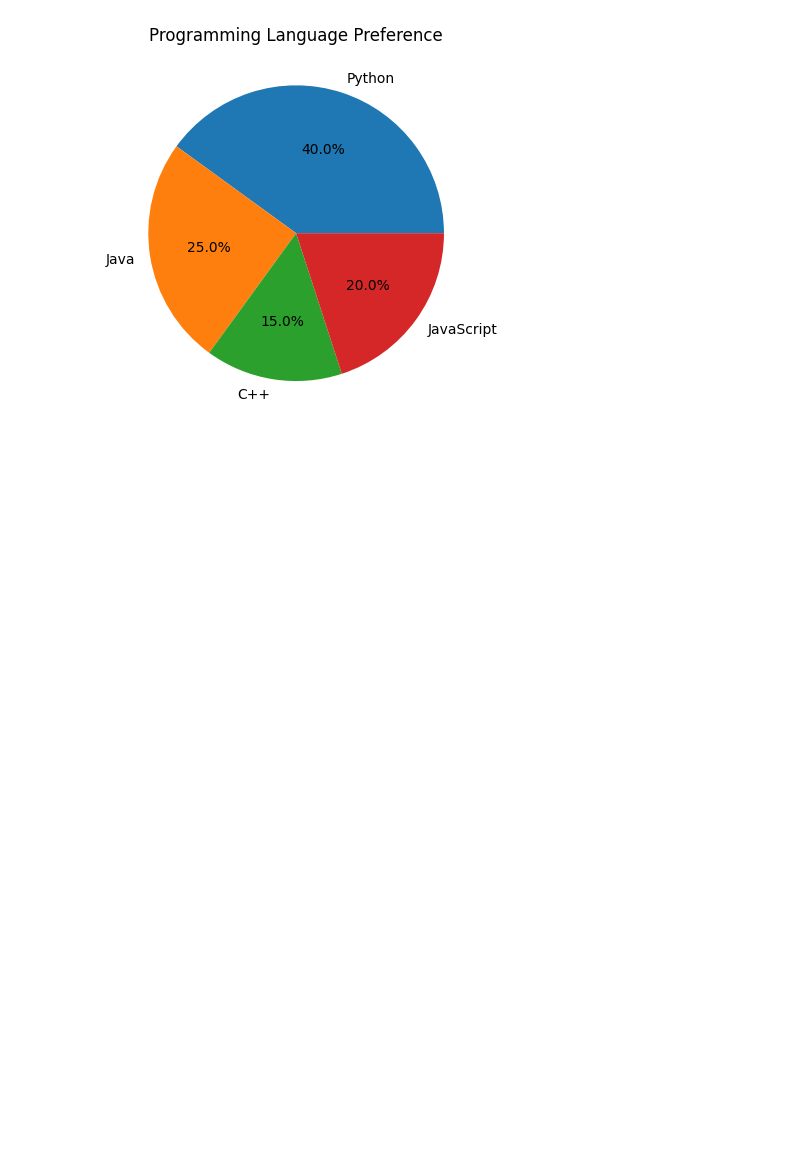
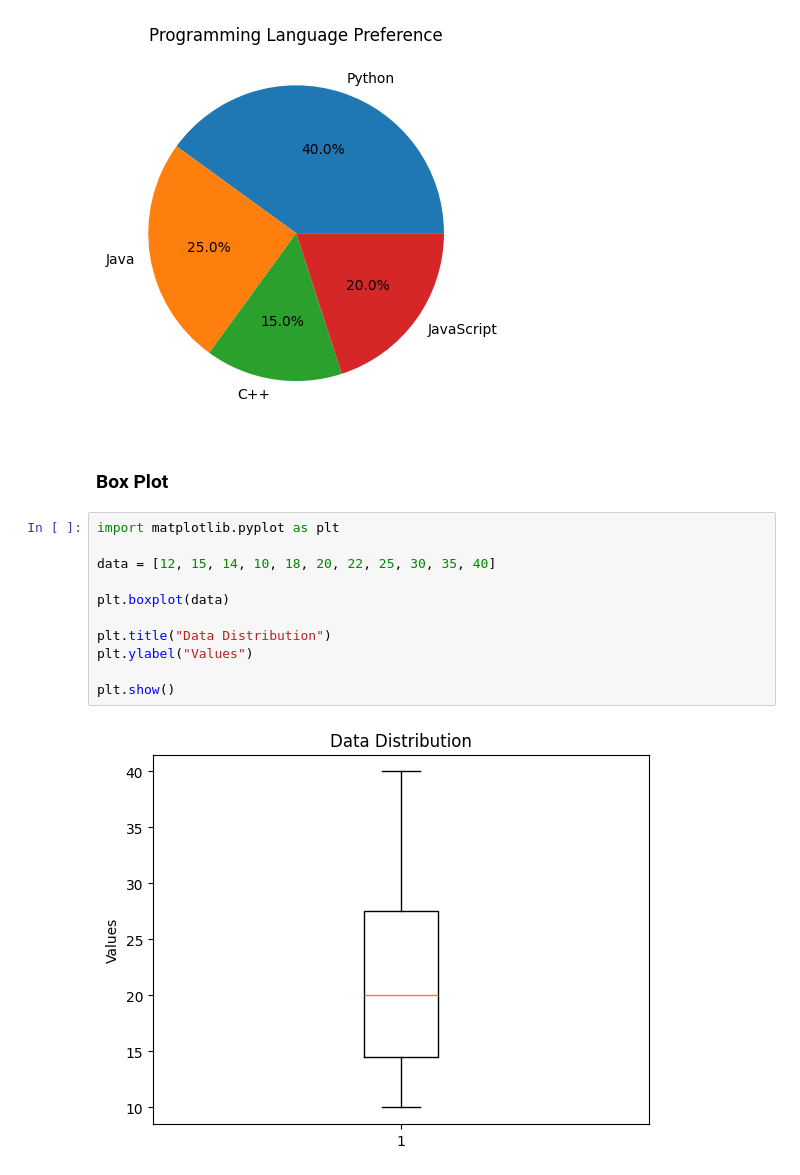
Before and after one commit to Saurav-T/pyside6-app-dev, a Jupyter notebook: day-10/matplot1.ipynb, the cells around one changed output. Cells and saved outputs as stored; diff of their text form; blank space fills up the shorter version.

Commit message:
feat: add box plot in matplotlib

```diff
--- a/day-10/matplot1.ipynb
+++ b/day-10/matplot1.ipynb
@@ -167,3 +167,18 @@ plt.title("Programming Language Preference")
 plt.show()
 # %% [output]
 [figure]
+# %% [markdown]
+### Box Plot
+# %%
+import matplotlib.pyplot as plt
+
+data = [12, 15, 14, 10, 18, 20, 22, 25, 30, 35, 40]
+
+plt.boxplot(data)
+
+plt.title("Data Distribution")
+plt.ylabel("Values")
+
+plt.show()
+# %% [output]
+[figure, added]
```
Also changed, not shown: parts of 1 cell of this notebook.
